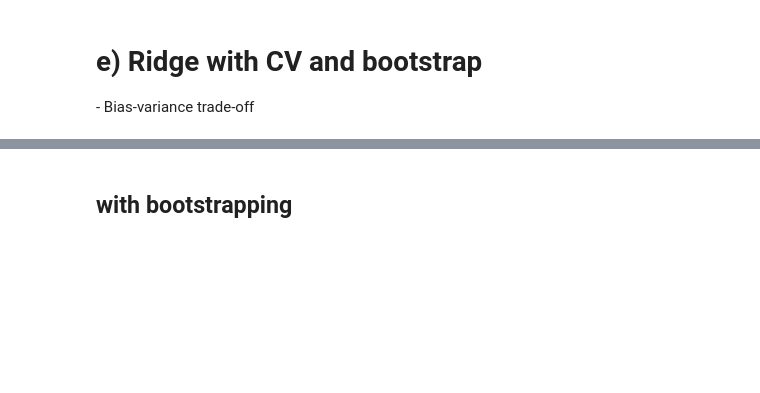
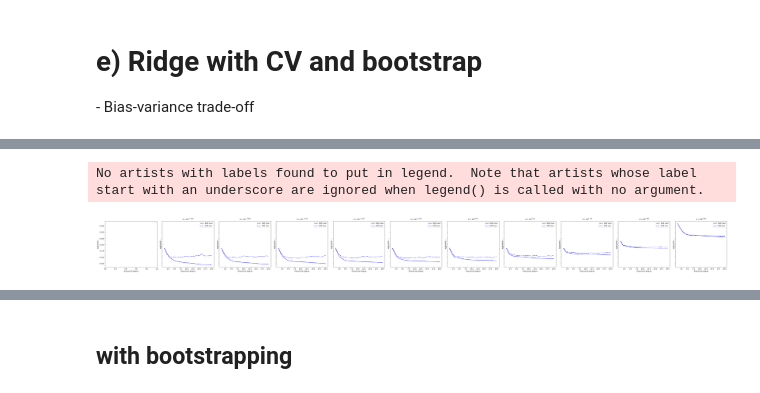
Before and after one commit to johanage/ada_ml_project1, a Jupyter notebook: Project1.ipynb, the cells around one changed output, grey strips where cells are left out. Saved outputs shown, nothing was run; the diff lists cells and outputs as text; code cells hidden in the pictures; blank space fills up the shorter version.

```diff
--- a/Project1.ipynb
+++ b/Project1.ipynb
@@ -473,0 +603,16 @@ Text(0.5, 0, 'Polynomial degree')
+# %%
+carr = np.arange(mses_train_ridge_skl.shape[0])/mses_train_ridge_skl.shape[0]
+cs_train = plt.cm.Blues(carr)
+cs_test = plt.cm.Oranges(carr)
+fig, ax = plt.subplots(1,1, figsize=(10,5))
+for ip in range(mses_train.shape[0]):
+    ax.plot(lambdas, mses_train_ridge_skl[ip], color = cs_train[ip], label="Train p = %i"%(ip+1))
+    ax.plot(lambdas, mses_test_ridge_skl[ip], color = cs_test[ip], label="Test p = %i"%(ip+1))
+
+ax.set_xscale('log')
+ax.set_yscale('log')
+ax.set_ylim(0.6,10)
+ax.set_ylabel("MSE")
+ax.set_xlabel("log10$\\lambda$")
+ax.legend(bbox_to_anchor=(1.1,.9,0,.1), ncol=2)
+fig.tight_layout()
@@ -474,12 +622,12 @@ Text(0.5, 0, 'Polynomial degree')
 # %%
 import importlib; import project1; importlib.reload(project1); from project1.project1 import *
-x, y = np.meshgrid(np.arange(0,1,0.001),np.arange(0,1,0.001))
+x, y = np.meshgrid(np.arange(0,1,0.01),np.arange(0,1,0.01))
 xvec = np.array([x,y])
 z = FrankeFunction(**{'x%i'%i: xvec[i] for i in range(len(xvec))})
 noise = np.random.normal(0,1,size=z.shape)
 znoisy = z + noise
 model_complexity = 20
-k = 10
+k = 5
 lambdas = np.array([0]+list(np.logspace(-5,5,10)))
 mses_train, bias_train, var_train = np.zeros((model_complexity, len(lambdas), k)),np.zeros((model_complexity, len(lambdas), k)),np.zeros((model_complexity, len(lambdas), k))
 mses_test, bias_test, var_test = np.zeros((model_complexity, len(lambdas), k)),np.zeros((model_complexity, len(lambdas), k)),np.zeros((model_complexity, len(lambdas), k))
@@ -488,5 +636,4 @@ for p in range(1, model_complexity+1):
     X = make_design_matrix(xvec = xvec, p = p)
     for i in range(len(lambdas)):
         #print(lambdas[i])
-        cv_res = cross_validation(data = znoisy, xvec = xvec, k = k, p = p, method = "ridge", lmbda = lambdas[i])
-        mses_train[p-1, i], mses_test[p-1, i], bias_train[p-1, i], bias_test[p-1, i], var_train[p-1, i], var_test[p-1, i] = [x for x in cv_res]
+        mses_train[p-1, i], mses_test[p-1, i], bias_train[p-1, i], bias_test[p-1, i], var_train[p-1, i], var_test[p-1, i] = cross_validation(data = znoisy, xvec = xvec, k = k, p = p, method = "ridge", lmbda = lambdas[i], scale_centering=True)
@@ -513,2 +661,25 @@ fig.tight_layout()
+# %%
+fig, axs = plt.subplots(1,len(lambdas), figsize=(len(lambdas)*5,5), sharey=True)
+
+ps = np.arange(model_complexity)+1
+
+for i in range(1,len(lambdas)):
+    if lambdas[i] == 0:
+        axs[i].set_title("$\\lambda = 0$")
+    else:
+        axs[i].set_title("$\\lambda = 10^{%.3f}$"%np.log10(lambdas[i]))
+    axs[i].plot(ps, np.log10(np.mean(mses_train[:,i],axis=1)),  label="MSE train", color = 'b')
+    axs[i].plot(ps, np.log10(np.mean(mses_test[:,i], axis=1)),  label="MSE test",  color = 'b', ls='--')
+    #axs[i].plot(ps, np.log10(np.mean(bias_train[:,i],axis=1)),  label="Bias train",color = 'C1')
+    #axs[i].plot(ps, np.log10(np.mean(bias_test[:,i], axis=1)),  label="Bias test", color = 'C1', ls='--')
+    #axs[i].plot(ps, np.log10(np.mean(var_train[:,i], axis=1)),  label="Var train", color = 'C2')
+    #axs[i].plot(ps, np.log10(np.mean(var_test[:,i],  axis=1)),  label="Var test",  color = 'C2', ls='--')
+[ax.set_ylabel("log10(MSE)") for ax in axs]
+[ax.set_xlabel("Polynomial degree") for ax in axs]
+[ax.legend() for ax in axs]
+fig.tight_layout()
+# %% [output]
+No artists with labels found to put in legend.  Note that artists whose label start with an underscore are ignored when legend() is called with no argument.
+[figure, added]
 # %%
 carr = np.arange(mses_train.shape[0])/mses_train.shape[0]
```
Also changed, not shown: parts of 90 cells of this notebook, 1 other file.
